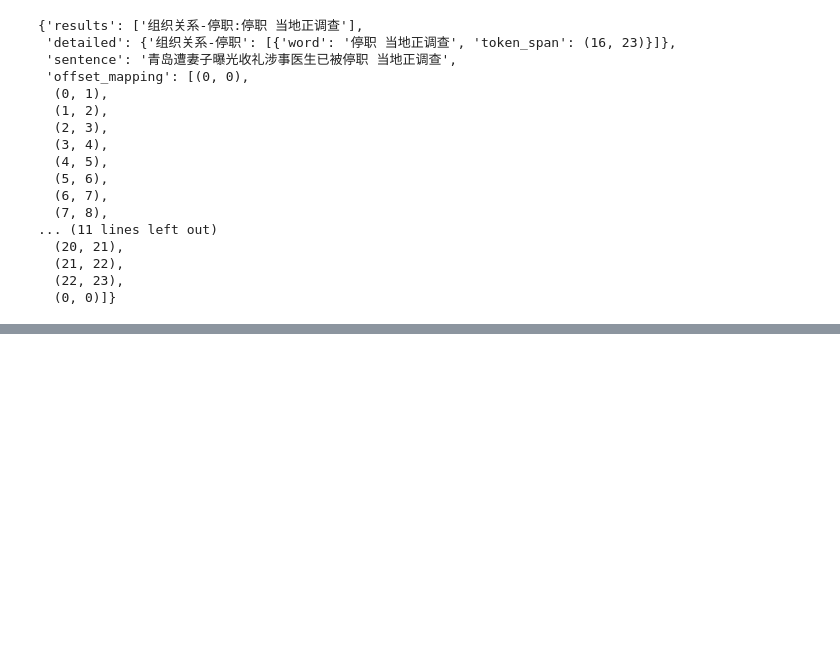
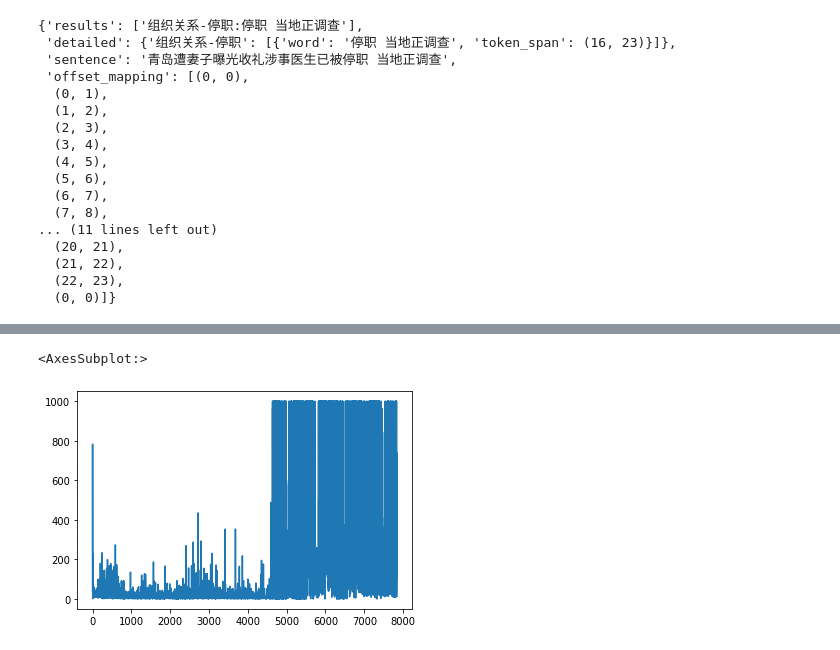
Before and after one commit to 1170500820/DLtools, a Jupyter notebook: analyze_ui_temp.ipynb, the cells around one changed output, grey strips where cells are left out. Drawn from its saved outputs; the diff is of its cells as text; code cells hidden in the pictures; blank space fills up the shorter version.

```diff
--- a/analyze_ui_temp.ipynb
+++ b/analyze_ui_temp.ipynb
@@ -292,0 +301,7 @@ preds[-1][846]['offset_mapping'][16:23]
+# %%
+norm = d3['norm']
+norm = norm.clip(0, 1000)
+norm.plot()
+# %% [output]
+<AxesSubplot:>
+[figure, added]
```
Also changed, not shown: parts of 4 cells of this notebook, 3 other files.
